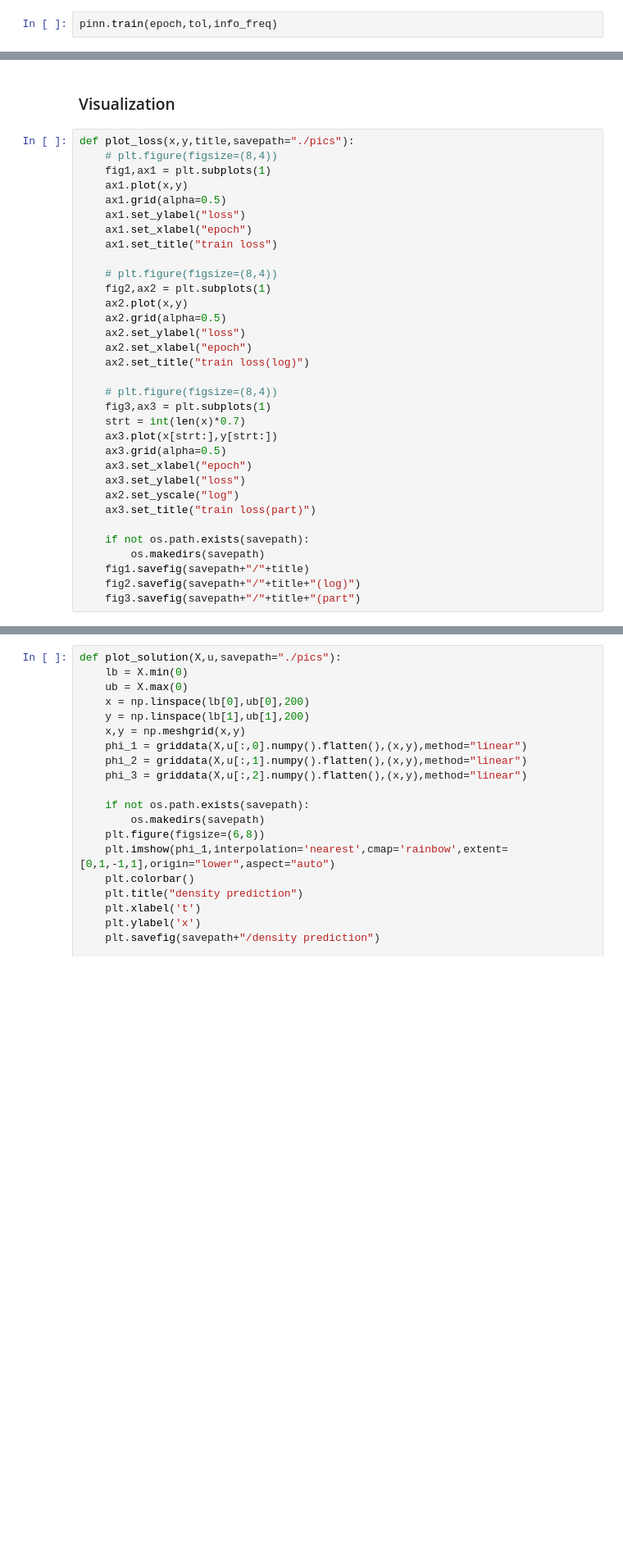
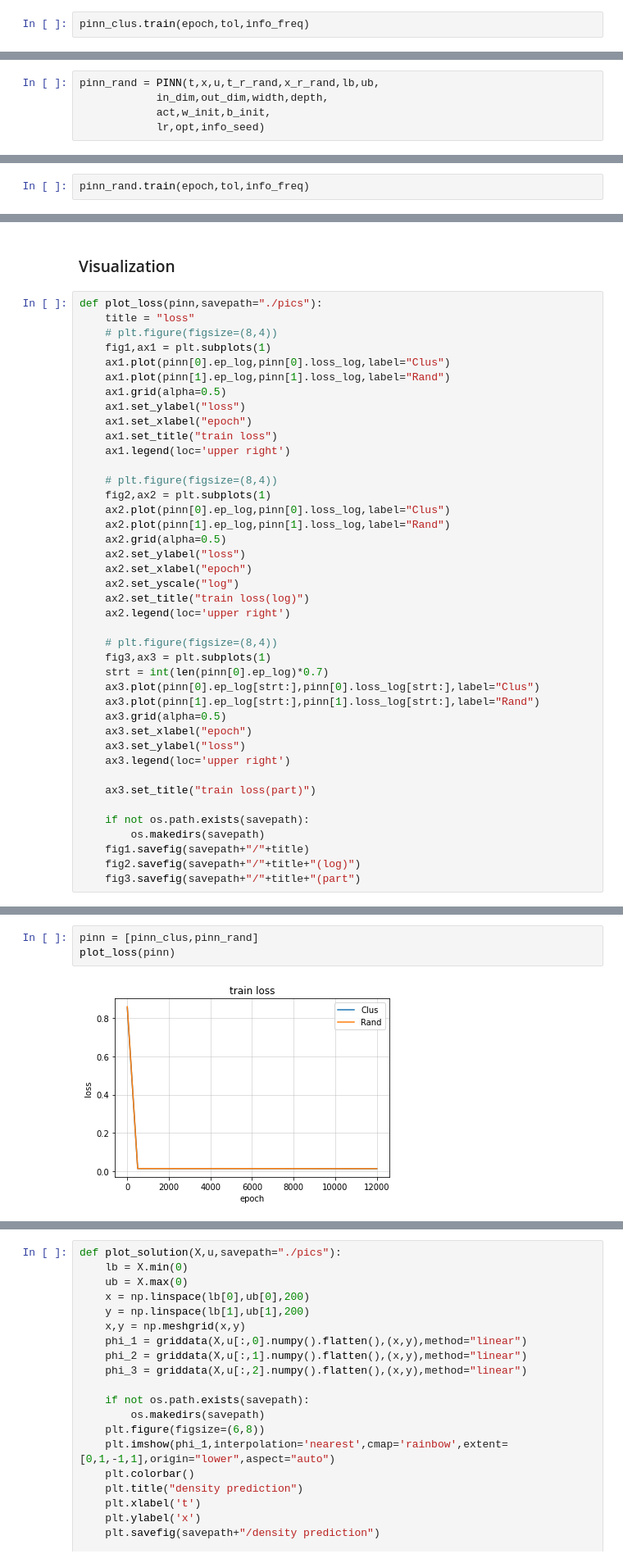
Before and after one commit to caizihuahua/Reading_Material, a Jupyter notebook: notebook/ex1.ipynb, the cells around one changed output, grey strips where cells are left out. Shown: that part at 82% size. Drawn from its saved outputs; the diff is of its cells as text; blank space fills up the shorter version.

```diff
--- a/notebook/ex1.ipynb
+++ b/notebook/ex1.ipynb
@@ -291,6 +319,6 @@ Non-trainable params: 0
 _________________________________________________________________
          summary      : None
 # %%
-pinn.train(epoch,tol,info_freq)
+pinn_clus.train(epoch,tol,info_freq)
 # %% [output]
 >>>>> training setting;
@@ -312,0 +341,5 @@ ep: 18000, loss: 3.965e-07, elps: 2.181
+# %%
+pinn_rand = PINN(t,x,u,t_r_rand,x_r_rand,lb,ub,
+            in_dim,out_dim,width,depth,
+            act,w_init,b_init,
+            lr,opt,info_seed)
@@ -312,0 +364,2 @@ ep: 18000, loss: 3.965e-07, elps: 2.181
+# %%
+pinn_rand.train(epoch,tol,info_freq)
@@ -313,31 +384,39 @@ ep: 18000, loss: 3.965e-07, elps: 2.181
 # %% [markdown]
 ### Visualization
 # %%
-def plot_loss(x,y,title,savepath="./pics"):
+def plot_loss(pinn,savepath="./pics"):
+    title = "loss"
     # plt.figure(figsize=(8,4))
     fig1,ax1 = plt.subplots(1)
-    ax1.plot(x,y)
+    ax1.plot(pinn[0].ep_log,pinn[0].loss_log,label="Clus")
+    ax1.plot(pinn[1].ep_log,pinn[1].loss_log,label="Rand")
     ax1.grid(alpha=0.5)
     ax1.set_ylabel("loss")
     ax1.set_xlabel("epoch")
     ax1.set_title("train loss")
+    ax1.legend(loc='upper right')
 
     # plt.figure(figsize=(8,4))
     fig2,ax2 = plt.subplots(1)
-    ax2.plot(x,y)
+    ax2.plot(pinn[0].ep_log,pinn[0].loss_log,label="Clus")
+    ax2.plot(pinn[1].ep_log,pinn[1].loss_log,label="Rand")
     ax2.grid(alpha=0.5)
     ax2.set_ylabel("loss")
     ax2.set_xlabel("epoch")
+    ax2.set_yscale("log")
     ax2.set_title("train loss(log)")
+    ax2.legend(loc='upper right')
 
     # plt.figure(figsize=(8,4))
     fig3,ax3 = plt.subplots(1)
-    strt = int(len(x)*0.7)
-    ax3.plot(x[strt:],y[strt:])
+    strt = int(len(pinn[0].ep_log)*0.7)
+    ax3.plot(pinn[0].ep_log[strt:],pinn[0].loss_log[strt:],label="Clus")
+    ax3.plot(pinn[1].ep_log[strt:],pinn[1].loss_log[strt:],label="Rand")
     ax3.grid(alpha=0.5)
     ax3.set_xlabel("epoch")
     ax3.set_ylabel("loss")
-    ax2.set_yscale("log")
+    ax3.legend(loc='upper right')
+
     ax3.set_title("train loss(part)")
 
     if not os.path.exists(savepath):
@@ -353,0 +427,5 @@ plot_loss(pinn.ep_log,pinn.loss_log,"loss")
+# %%
+pinn = [pinn_clus,pinn_rand]
+plot_loss(pinn)
+# %% [output]
+[figure, added]
```
Also changed, not shown: parts of 15 cells of this notebook, 16 other files.
